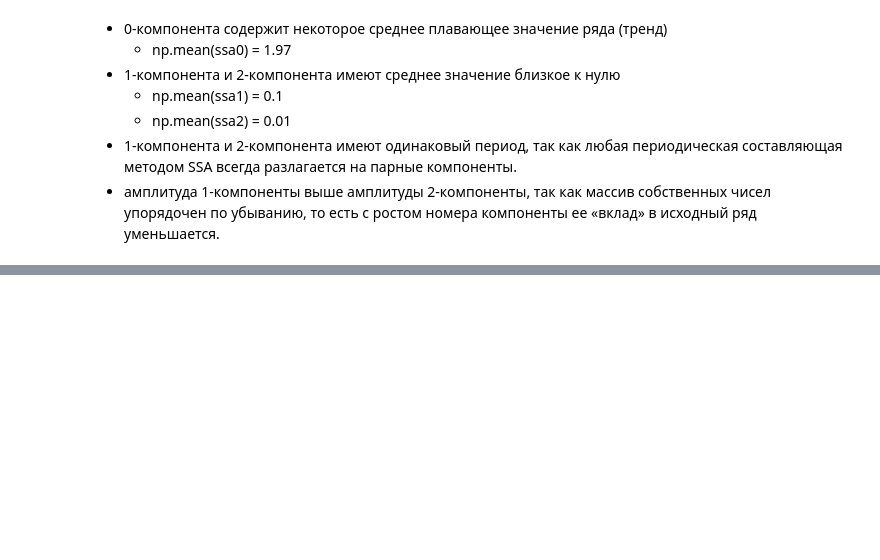
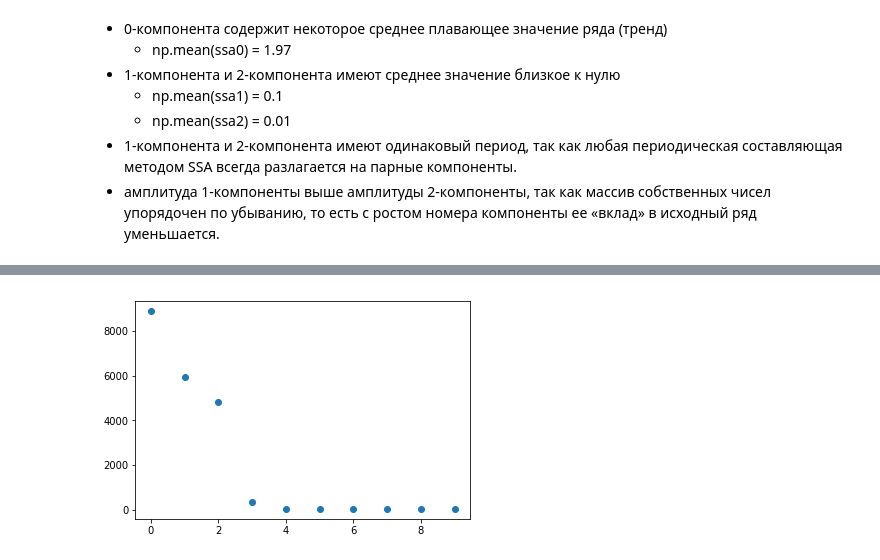
Before and after one commit to euloo/time-series, a Jupyter notebook: 5-timeSeries.ipynb, the cells around one changed output, grey strips where cells are left out. Drawn from its saved outputs; the diff is of its cells as text; code cells hidden in the pictures; blank space fills up the shorter version.

```diff
--- a/5-timeSeries.ipynb
+++ b/5-timeSeries.ipynb
@@ -330,0 +254,5 @@ F = np.exp(-0.4*np.pi*t) + 0.5*rand.randn(len(t))
+# %%
+plt.scatter(range(10),A[:10])
+plt.show()
+# %% [output]
+[figure, added]
```
Also changed, not shown: parts of 50 cells of this notebook.
